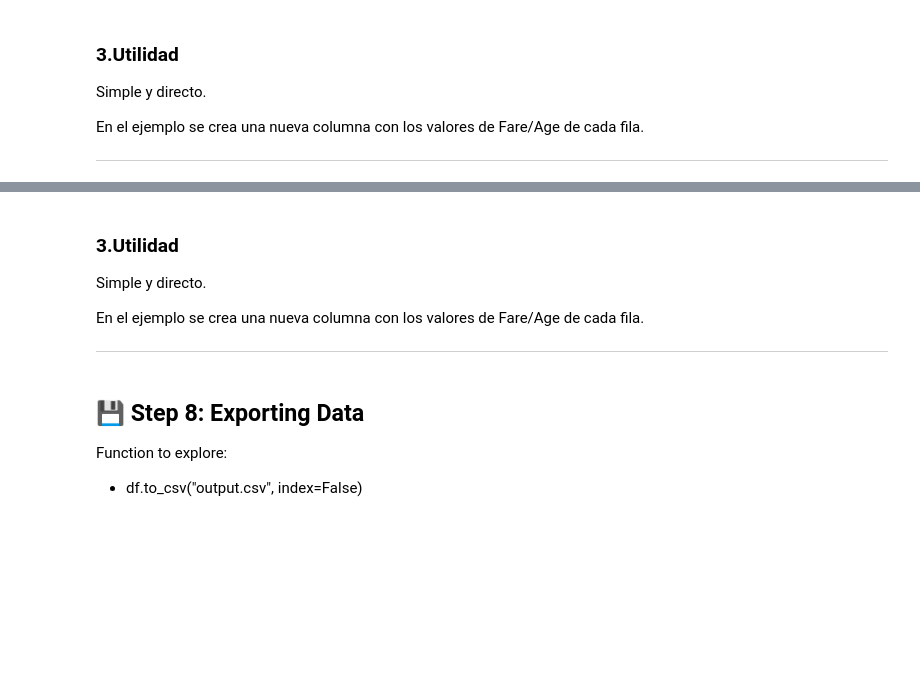
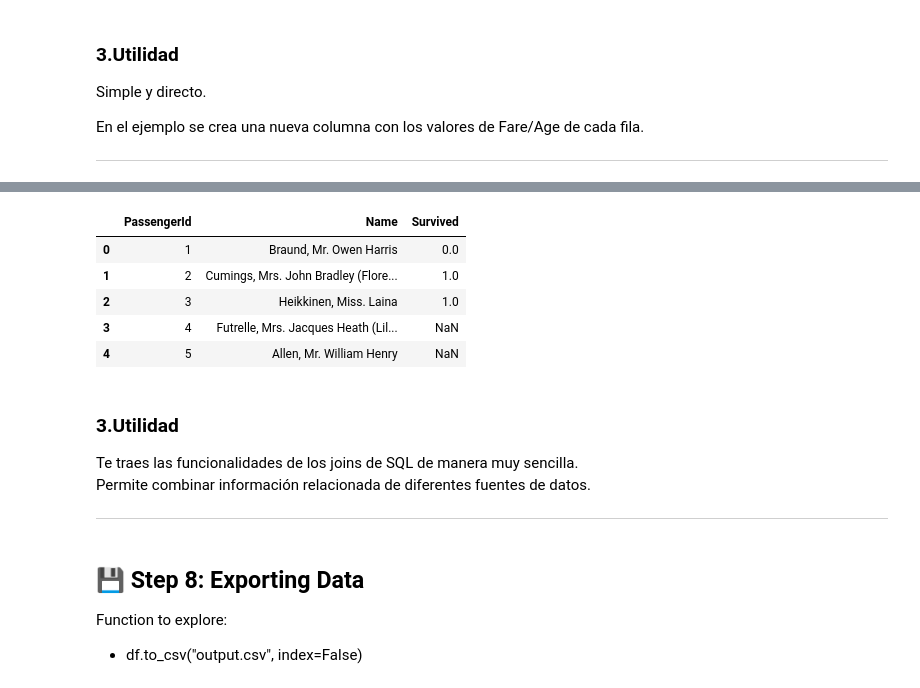
Before and after one commit to EduFergo/titanic-dataset, a Jupyter notebook: Titanic_Pandas_Practice_Notebook.ipynb, the cells around one changed output, grey strips where cells are left out. Cells and saved outputs as stored; diff of their text form; code cells hidden in the pictures; blank space fills up the shorter version.

```diff
--- a/Titanic_Pandas_Practice_Notebook.ipynb
+++ b/Titanic_Pandas_Practice_Notebook.ipynb
@@ -934,0 +980,6 @@ Crea una nueva columna o reemplaza una existente definiendo los nuevos valores
+# %%
+df1 = df[['PassengerId', 'Name']].head(5)
+df2 = df[['PassengerId', 'Survived']].head(3)  # solo 3 filas
+
+print(df1)
+print(df2)
@@ -935,9 +997,18 @@ Crea una nueva columna o reemplaza una existente definiendo los nuevos valores
+# %%
+df_merged_outer = pd.merge(df1, df2, on='PassengerId', how='outer')
+df_merged_outer
+# %% [output]
+|  | PassengerId | Name | Survived |
+| 0 | 1 | Braund, Mr. Owen Harris | 0.0 |
+| 1 | 2 | Cumings, Mrs. John Bradley (Flore... | 1.0 |
+| 2 | 3 | Heikkinen, Miss. Laina | 1.0 |
+| 3 | 4 | Futrelle, Mrs. Jacques Heath (Lil... | NaN |
+| 4 | 5 | Allen, Mr. William Henry | NaN |
 # %% [markdown]
 ### 3.Utilidad
 
-Simple y directo.
-
-En el ejemplo se crea una nueva columna con los valores de Fare/Age de cada fila.
+Te traes las funcionalidades de los joins de SQL de manera muy sencilla.
+Permite combinar información relacionada de diferentes fuentes de datos.
 
 
 ---
```
Also changed, not shown: parts of 11 cells of this notebook.
